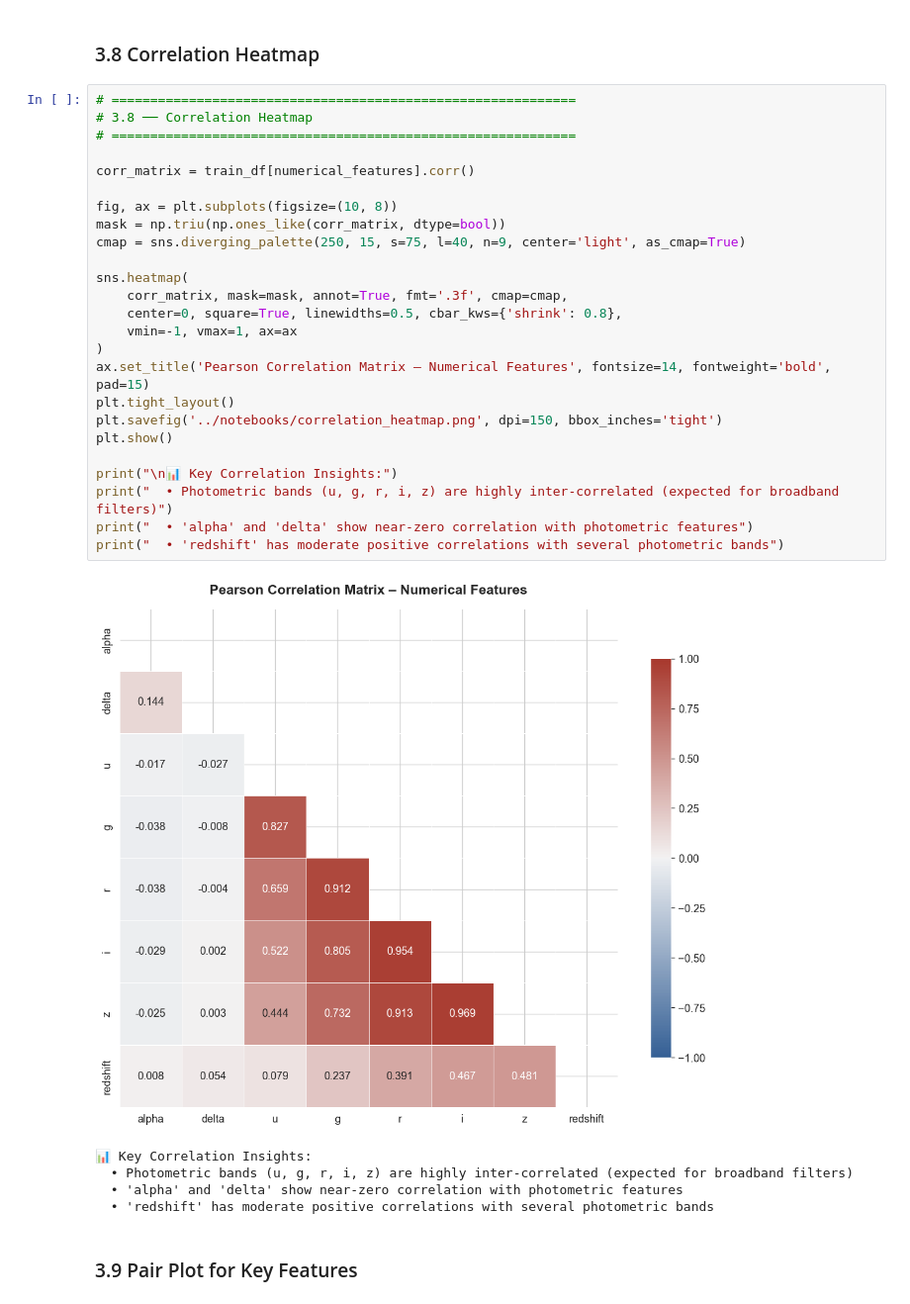
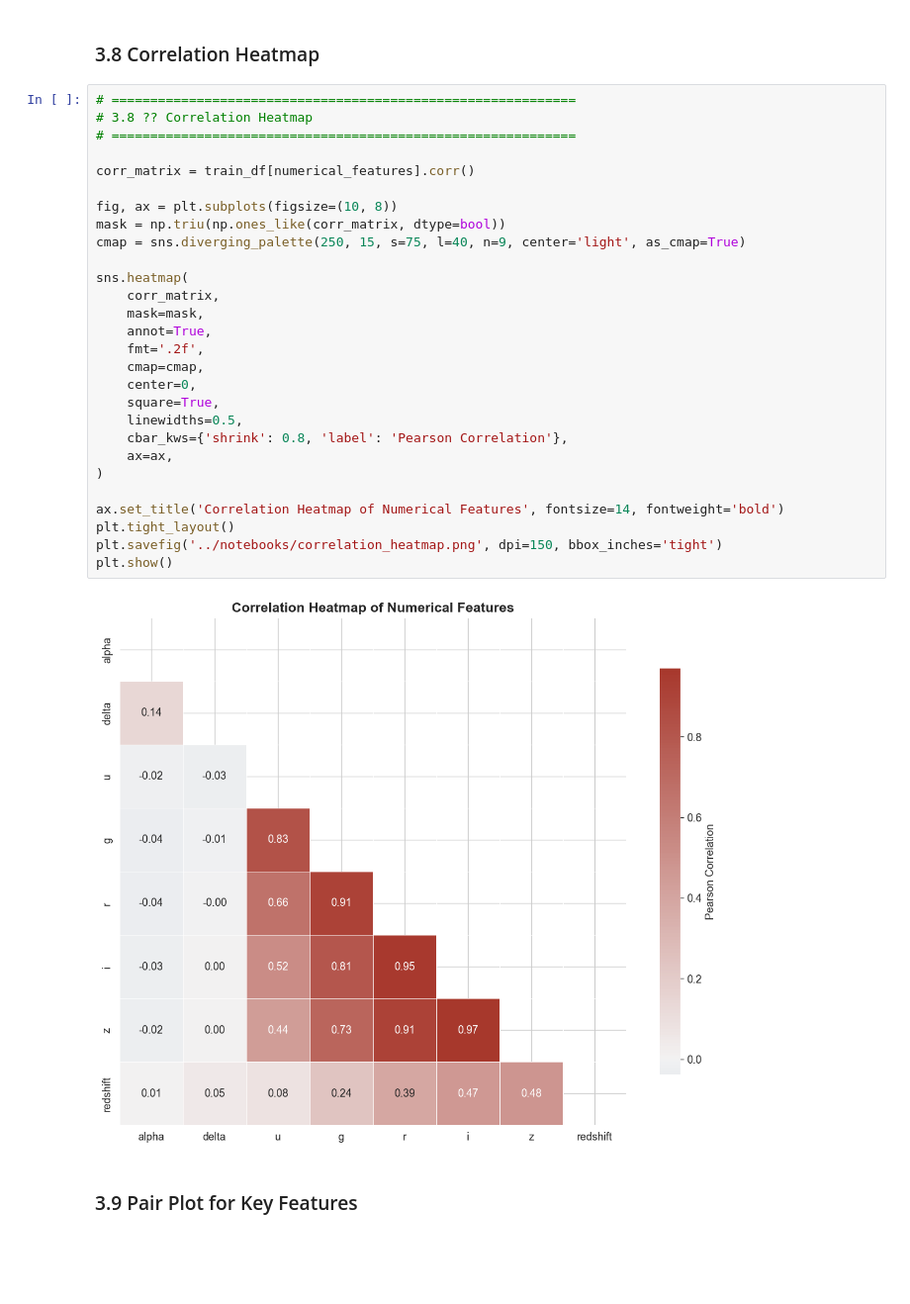
Before and after one commit to SavinduAbeysooriya/StellarClass-ML--Automated-Deep-Learning-Space-Classification, a Jupyter notebook: notebooks/stellar_classification.ipynb, the cells around one changed output. Shown at 99% size. Saved outputs shown, nothing was run; the diff lists cells and outputs as text; blank space fills up the shorter version.

```diff
--- a/notebooks/stellar_classification.ipynb
+++ b/notebooks/stellar_classification.ipynb
@@ -595,35 +584,34 @@ for col in numerical_features:
 ### 3.8 Correlation Heatmap
 # %%
 # ============================================================
-# 3.8 ── Correlation Heatmap
+# 3.8 ?? Correlation Heatmap
 # ============================================================
 
 corr_matrix = train_df[numerical_features].corr()
 
 fig, ax = plt.subplots(figsize=(10, 8))
 mask = np.triu(np.ones_like(corr_matrix, dtype=bool))
 cmap = sns.diverging_palette(250, 15, s=75, l=40, n=9, center='light', as_cmap=True)
 
 sns.heatmap(
-    corr_matrix, mask=mask, annot=True, fmt='.3f', cmap=cmap,
-    center=0, square=True, linewidths=0.5, cbar_kws={'shrink': 0.8},
-    vmin=-1, vmax=1, ax=ax
+    corr_matrix,
+    mask=mask,
+    annot=True,
+    fmt='.2f',
+    cmap=cmap,
+    center=0,
+    square=True,
+    linewidths=0.5,
+    cbar_kws={'shrink': 0.8, 'label': 'Pearson Correlation'},
+    ax=ax,
 )
-ax.set_title('Pearson Correlation Matrix – Numerical Features', fontsize=14, fontweight='bold', pad=15)
+
+ax.set_title('Correlation Heatmap of Numerical Features', fontsize=14, fontweight='bold')
 plt.tight_layout()
 plt.savefig('../notebooks/correlation_heatmap.png', dpi=150, bbox_inches='tight')
 plt.show()
-
-print("\n📊 Key Correlation Insights:")
-print("  • Photometric bands (u, g, r, i, z) are highly inter-correlated (expected for broadband filters)")
-print("  • 'alpha' and 'delta' show near-zero correlation with photometric features")
-print("  • 'redshift' has moderate positive correlations with several photometric bands")
 # %% [output]
-[figure, old version]
+[figure, new version]
-📊 Key Correlation Insights:
-  • Photometric bands (u, g, r, i, z) are highly inter-correlated (expected for broadband filters)
-  • 'alpha' and 'delta' show near-zero correlation with photometric features
-  • 'redshift' has moderate positive correlations with several photometric bands
 # %% [markdown]
 ### 3.9 Pair Plot for Key Features
 # %%
```
Also changed, not shown: parts of 11 cells of this notebook, 4 other files.
